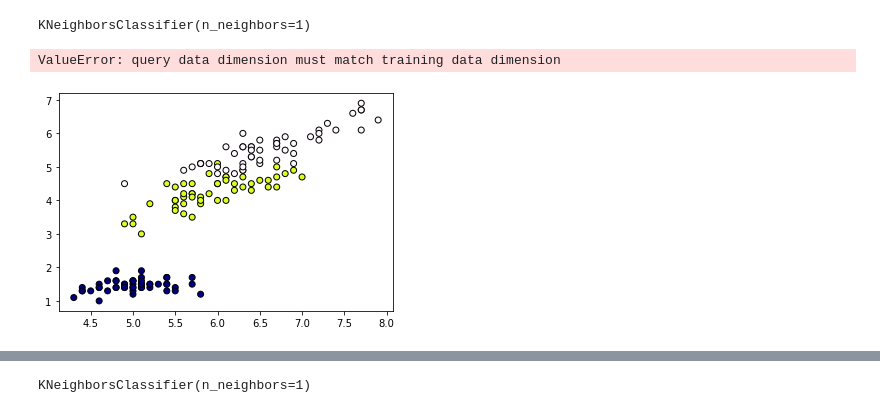
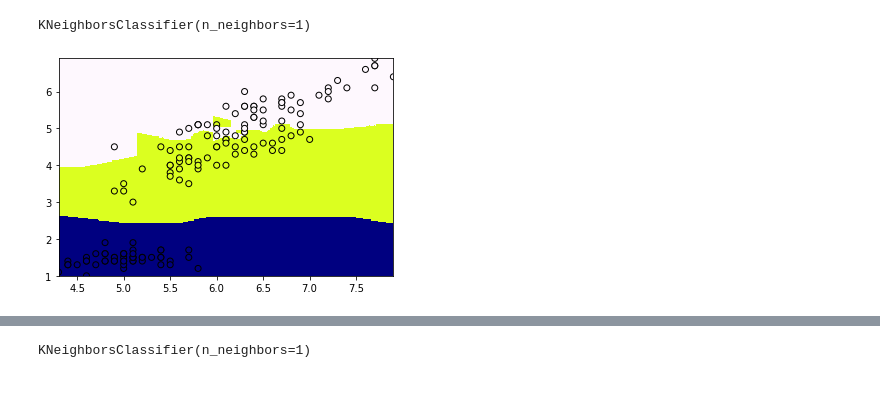
Before and after one commit to ducksfrogs/udemyScipy, a Jupyter notebook: sikibetuki-Copy2.ipynb, the cells around one changed output, grey strips where cells are left out. Saved outputs shown, nothing was run; the diff lists cells and outputs as text; code cells hidden in the pictures.

```diff
--- a/sikibetuki-Copy2.ipynb
+++ b/sikibetuki-Copy2.ipynb
@@ -19,4 +19,4 @@ plt.scatter(X[:,0], X[:,2], c=y, edgecolors='k')
 <matplotlib.collections.PathCollection at 0x...>
 [figure]
 # %%
-X = X[1:3]
+X = X[:,0::2]
@@ -63,3 +23,20 @@ array([[3.5, 1.4, 0.2],
+# %%
+
+def plotBoundary(X, clf, mesh=True, cmap=plt.get_cmap()):
+    x_min = min(X[:, 0])
+    x_max = max(X[:, 0])
+    y_min = min(X[:, 1])
+    y_max = max(X[:, 1])
+
+    XX, YY = np.mgrid[x_min:x_max:200j, y_min:y_max:200j]
+
+    z = clf.predict(np.c_[XX.ravel(), YY.ravel()])
+    z = z.reshape(XX.shape)
+
+    if mesh:
+        plt.pcolormesh(XX, YY, z, zorder=-10, cmap=cmap)
+    plt.xlim(x_min, x_max)
+    plt.ylim(y_min, y_max)
 # %%
 
 
@@ -72,8 +49,8 @@ clf.fit(X, y)
 # %% [output]
 KNeighborsClassifier(n_neighbors=1)
 # %%
-plt.scatter(X[:,0], X[:,2], marker='o', edgecolors='k', c=y)
+plt.scatter(X[:,0], X[:,1], marker='o', edgecolors='k', c=y)
 plotBoundary(X, clf)
+plt.savefig('momo.png')
 # %% [output]
-ValueError: query data dimension must match training data dimension
-[figure, old version]
+[figure, new version]
```
Also changed, not shown: parts of 6 cells of this notebook, 1 other file.
